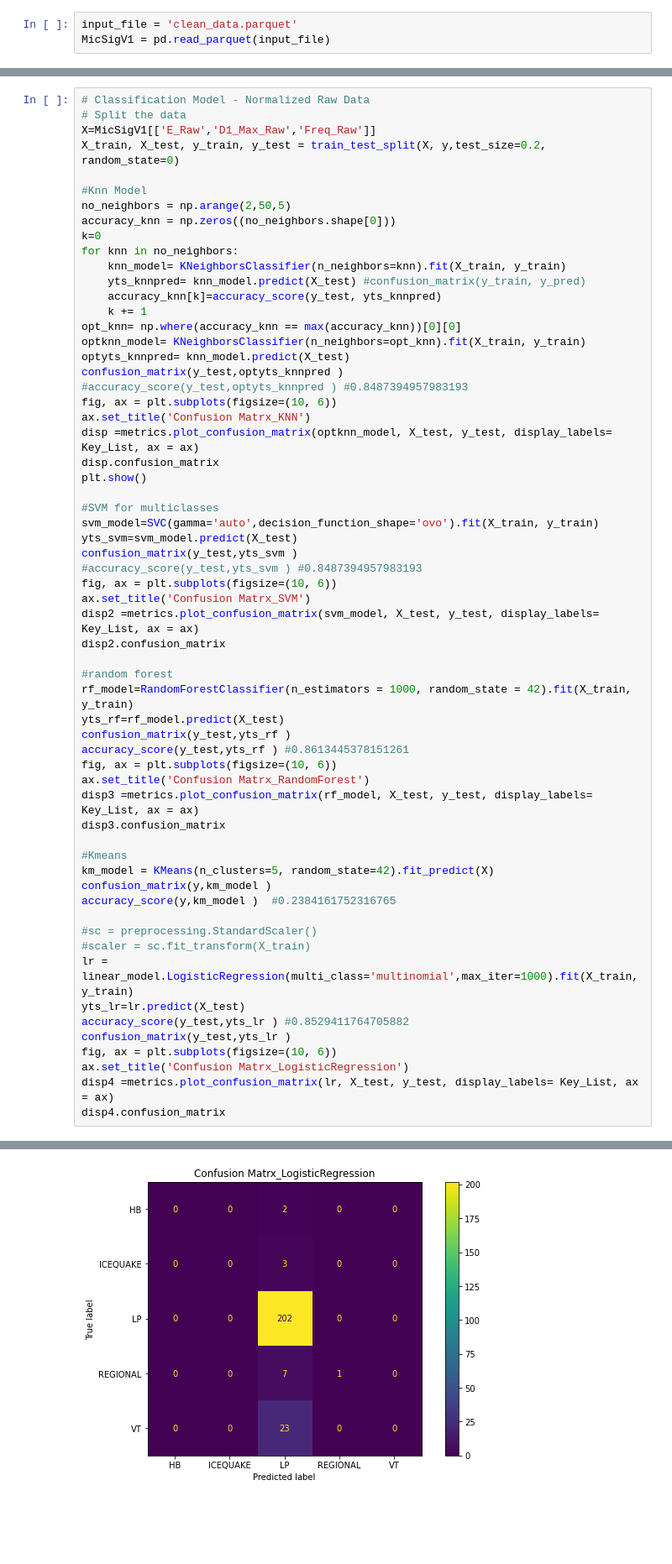
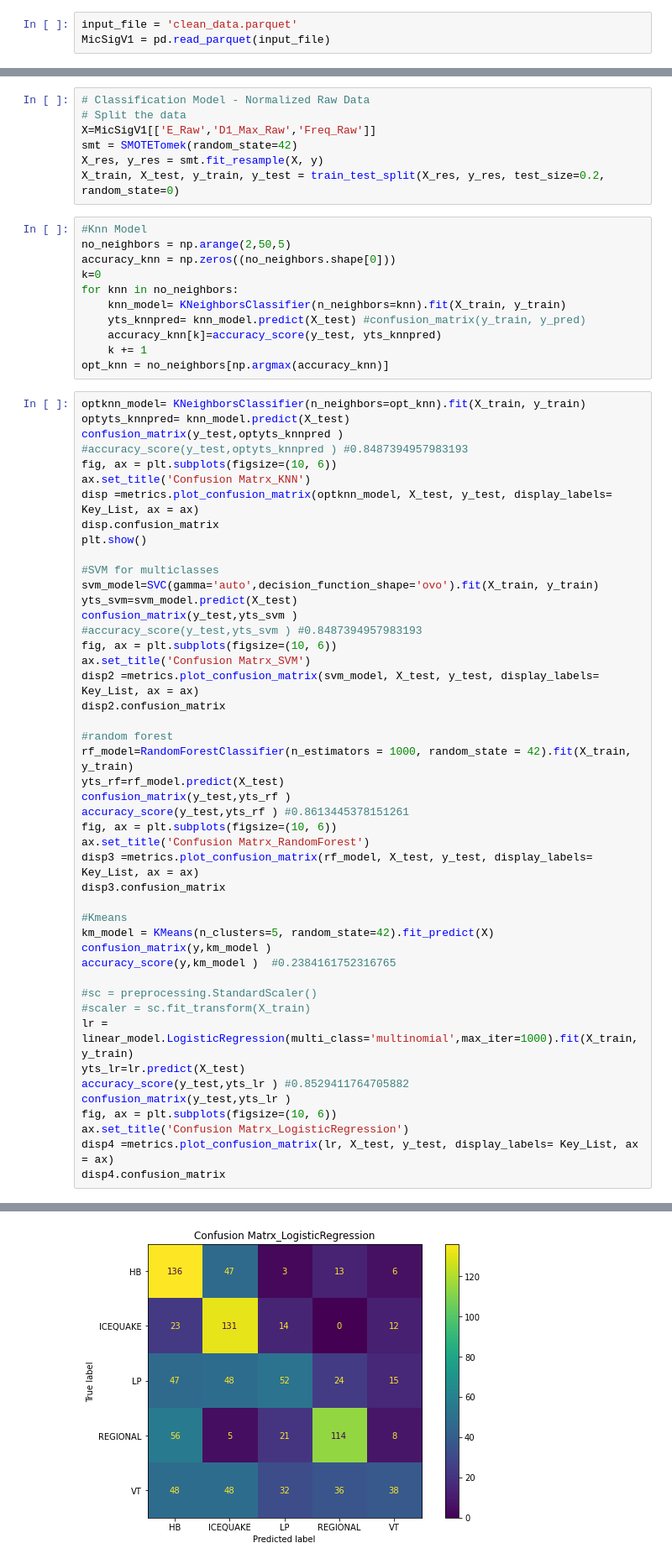
Before and after one commit to adreo00/dva-earth-science-project, a Jupyter notebook: 2model.ipynb, the cells around one changed output, grey strips where cells are left out. Shown at 84% size. Cells and saved outputs as stored; diff of their text form; blank space fills up the shorter version.

Commit message:
SMOTE implementation and reworked the optimal knn implementation because I was getting local errors (not sure why it wasn't working for me).

```diff
--- a/2model.ipynb
+++ b/2model.ipynb
@@ -47,22 +47,25 @@ A value is trying to be set on a copy of a slice from a DataFrame
 
 See the caveats in the documentation: https://pandas.pydata.org/pandas-docs/stable/user_guide/indexing.html#returning-a-view-versus-a-copy
   MicSigV1['Type'].loc[ind3[0]] = "VT"
+# %%
+# Classification Model - Normalized Raw Data
+# Split the data
+X=MicSigV1[['E_Raw','D1_Max_Raw','Freq_Raw']]
+smt = SMOTETomek(random_state=42)
+X_res, y_res = smt.fit_resample(X, y)
+X_train, X_test, y_train, y_test = train_test_split(X_res, y_res, test_size=0.2, random_state=0)
+# %%
+#Knn Model
+no_neighbors = np.arange(2,50,5)
+accuracy_knn = np.zeros((no_neighbors.shape[0]))
+k=0
+for knn in no_neighbors:
+    knn_model= KNeighborsClassifier(n_neighbors=knn).fit(X_train, y_train)
+    yts_knnpred= knn_model.predict(X_test) #confusion_matrix(y_train, y_pred)
+    accuracy_knn[k]=accuracy_score(y_test, yts_knnpred)
+    k += 1
+opt_knn = no_neighbors[np.argmax(accuracy_knn)]
 # %%
-# Classification Model - Normalized Raw Data
-# Split the data
-X=MicSigV1[['E_Raw','D1_Max_Raw','Freq_Raw']]
-X_train, X_test, y_train, y_test = train_test_split(X, y,test_size=0.2, random_state=0)
-
-#Knn Model
-no_neighbors = np.arange(2,50,5)
-accuracy_knn = np.zeros((no_neighbors.shape[0]))
-k=0
-for knn in no_neighbors:
-    knn_model= KNeighborsClassifier(n_neighbors=knn).fit(X_train, y_train)
-    yts_knnpred= knn_model.predict(X_test) #confusion_matrix(y_train, y_pred)
-    accuracy_knn[k]=accuracy_score(y_test, yts_knnpred)
-    k += 1
-opt_knn= np.where(accuracy_knn == max(accuracy_knn))[0][0]
 optknn_model= KNeighborsClassifier(n_neighbors=opt_knn).fit(X_train, y_train)
 optyts_knnpred= knn_model.predict(X_test)
 confusion_matrix(y_test,optyts_knnpred )
@@ -127,4 +123,4 @@ array([[  0,   0,   2,   0,   0],
-[figure, old version]
+[figure, new version]
 # %%
 #Cleanning data
 ind = np.where( MicSigV1['Type'] == '''['REGIONAL']''')
```
Also changed, not shown: parts of 6 cells of this notebook, 1 other file.
